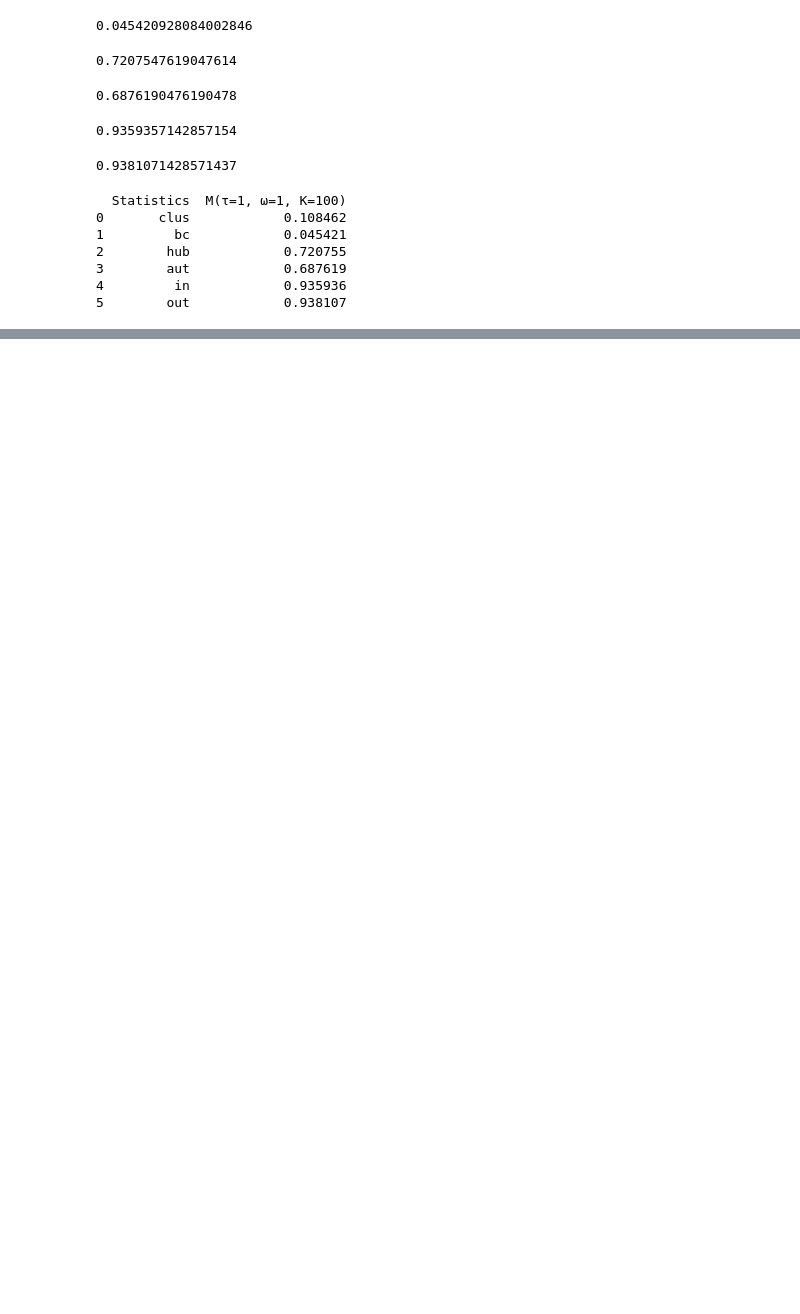
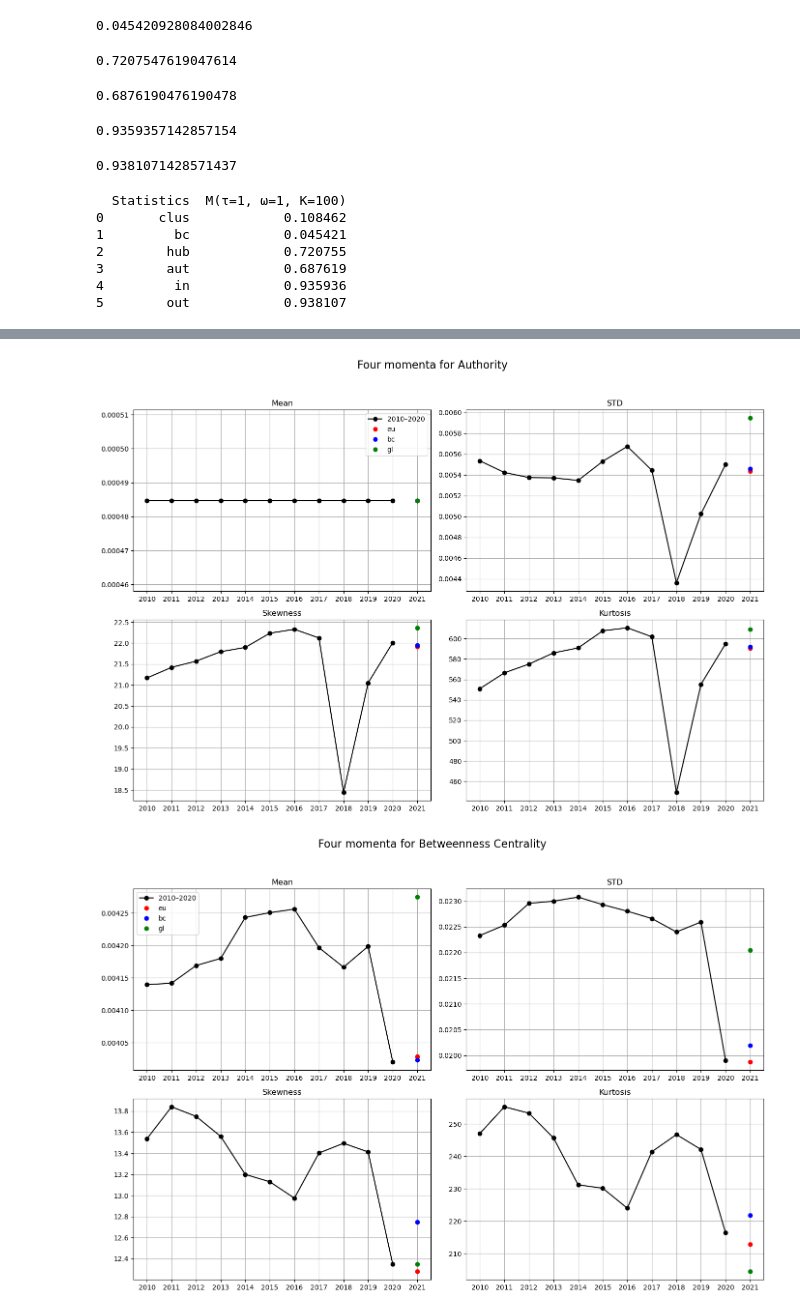
Before and after one commit to FabioEhr/Complex-Network, a Jupyter notebook: Stat_analysis.ipynb, the cells around one changed output, grey strips where cells are left out. Saved outputs shown, nothing was run; the diff lists cells and outputs as text; code cells hidden in the pictures; blank space fills up the shorter version.

```diff
--- a/Stat_analysis.ipynb
+++ b/Stat_analysis.ipynb
@@ -705,0 +1141,52 @@ M.to_parquet('M_values.parquet')
+# %%
+import pandas as pd
+import matplotlib.pyplot as plt
+
+# Load your parquet file
+df = pd.read_parquet('Stat_measures.parquet')
+
+# Ensure index is of string type for consistency
+df.index = df.index.astype(str)
+
+# Define time range and special rows
+years = [str(y) for y in range(2010, 2021)]
+special_cases = ['eu', 'bc', 'gl']
+x_special = 2021
+colors = {'eu': 'red', 'bc': 'blue', 'gl': 'green'}
+measures = ['Mean', 'STD', 'Skewness', 'Kurtosis']
+name = {'Clus': 'Clustering Coefficient', 'Bc': 'Betweenness Centrality', 'Hub': 'Hubness', 'Aut': 'Authority',
+        'In-Strength': 'In-Strength', 'Out-Strength': 'Out-Strength', 'Weights': 'Weights' }
+
+# Extract top-level column categories
+column_groups = df.columns.levels[0]
+
+# Generate plots
+for group in column_groups:
+    fig, axs = plt.subplots(2, 2, figsize=(14, 10))
+    fig.suptitle(f"Four momenta for {name[group]}", fontsize=16)
+    axs = axs.flatten()
+
+    for i, measure in enumerate(measures):
+        ax = axs[i]
+
+        # Historical data (2010–2020)
+        y_values = df.loc[years, (group, measure)].astype(float)
+        ax.plot(range(2010, 2021), y_values, marker='o', color='black', label='2010–2020')
+
+        # Special cases at 2021
+        for case in special_cases:
+            y = df.loc[case, (group, measure)]
+            ax.plot(x_special, y, 'o', color=colors[case], label=case)
+
+        ax.set_title(measure)
+        ax.set_xticks(list(range(2010, 2022)))
+        ax.grid(True)
+        if i == 0:
+            ax.legend()
+
+    fig.tight_layout(rect=[0, 0.03, 1, 0.95])
+    fig.savefig(f"{group}_stat_measures.png")
+    plt.show()
+# %% [output]
+[figure, added]
+[figure, added]
```
Also changed, not shown: parts of 43 cells of this notebook, 36 other files.
